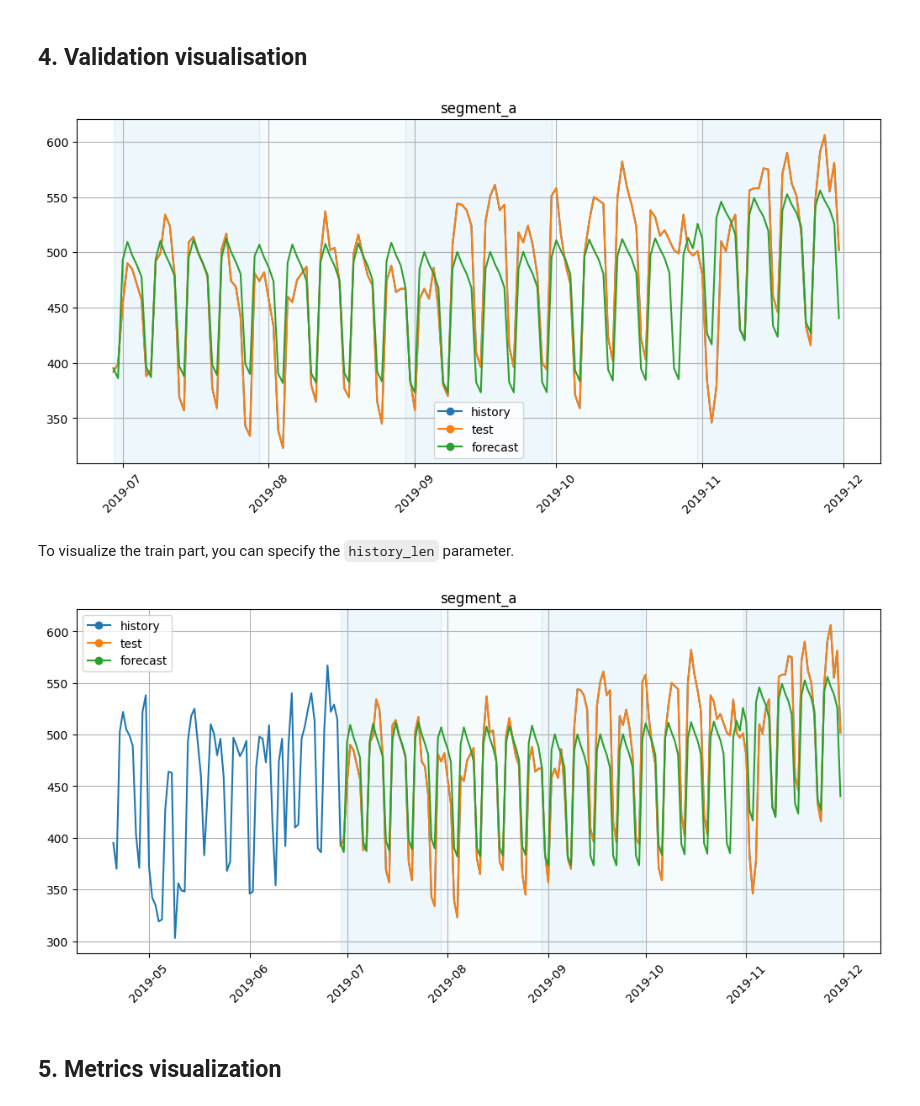
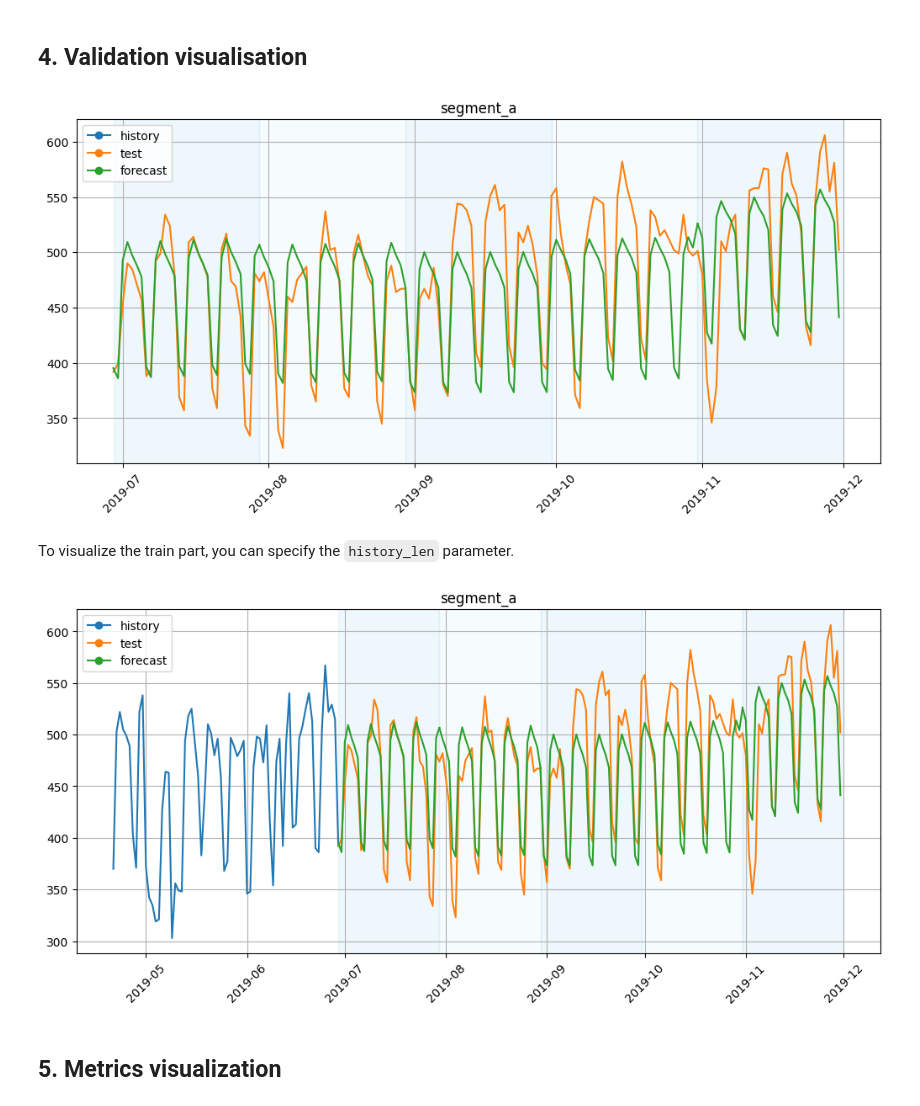
Before and after one commit to etna-team/etna, a Jupyter notebook: examples/102-backtest.ipynb, the cells around one changed output. Saved outputs shown, nothing was run; the diff lists cells and outputs as text; code cells hidden in the pictures.

```diff
--- a/examples/102-backtest.ipynb
+++ b/examples/102-backtest.ipynb
@@ -145,7 +215,9 @@ fold_info_df.head()
 # %% [markdown]
 You can additionally get the metrics averaged over folds:
 # %%
-metrics_df, forecast_df, fold_info_df = pipeline.backtest(
-    ts=ts, metrics=[MAE(), MSE(), SMAPE()], aggregate_metrics=True
-)
+backtest_result = pipeline.backtest(ts=ts, metrics=[MAE(), MSE(), SMAPE()], aggregate_metrics=True)
+
+metrics_df = backtest_result["metrics_df"]
+list_forecast_ts = backtest_result["list_forecast_ts"]
+fold_info_df = backtest_result["fold_info_df"]
 # %% [output]
@@ -334,15 +420,15 @@ metrics_df
 # %% [markdown]
 ## 4. Validation visualisation <a class="anchor" id="chapter4"></a>
 # %%
-plot_backtest(forecast_df, ts)
+plot_backtest(list_forecast_ts, ts)
 # %% [output]
-[figure, old version]
+[figure, new version]
 # %% [markdown]
 To visualize the train part, you can specify the `history_len` parameter.
 # %%
-plot_backtest(forecast_df, ts, history_len=70)
+plot_backtest(list_forecast_ts, ts, history_len=70)
 # %% [output]
-[figure, old version]
+[figure, new version]
 # %% [markdown]
 ## 5. Metrics visualization  <a class="anchor" id="chapter5"></a>
 # %% [markdown]
```
Also changed, not shown: parts of 26 cells of this notebook, 3 other files.
